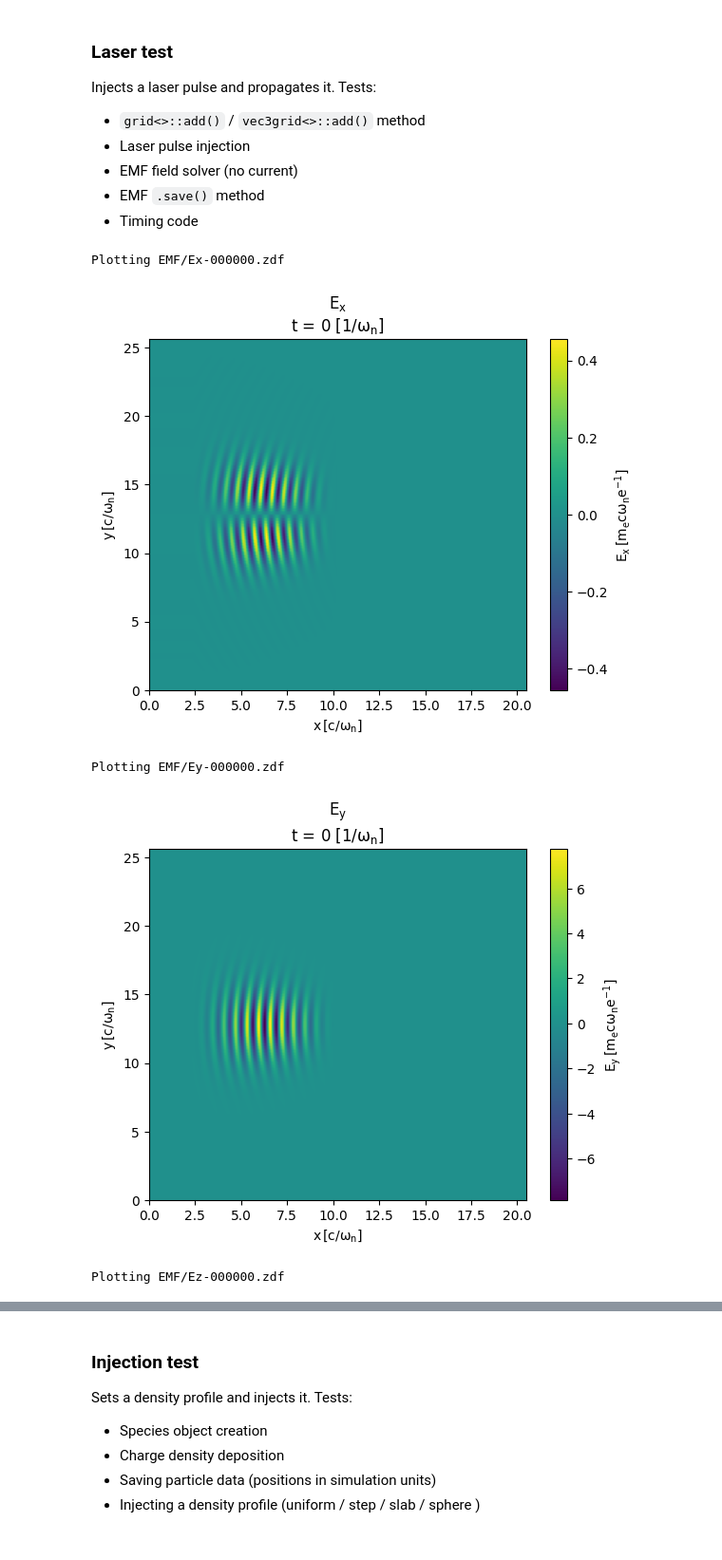
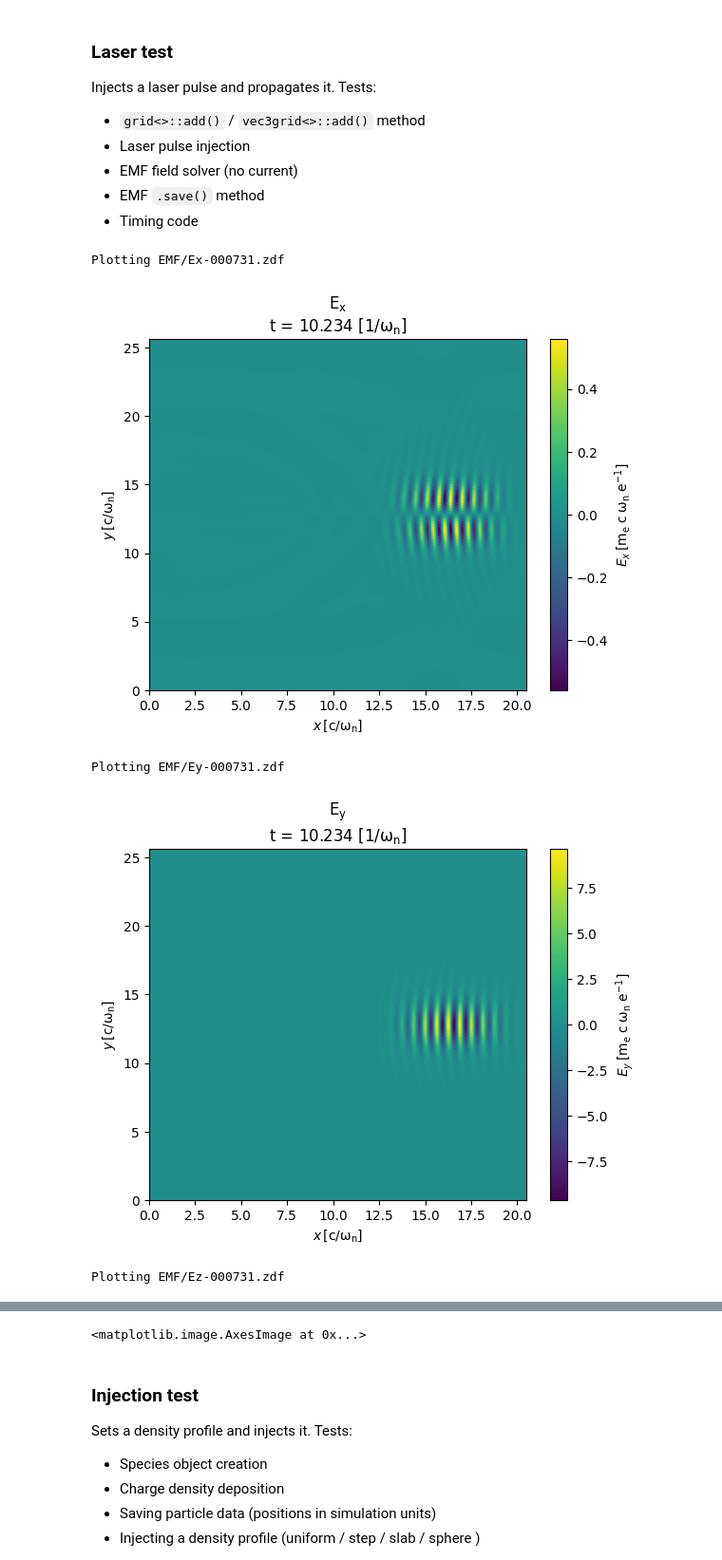
Before and after one commit to ricardo-fonseca/zpic-parallel, a Jupyter notebook: cuda-mpi/em2d/Debug.ipynb, the cells around one changed output, grey strips where cells are left out. Shown at 95% size. Saved outputs shown, nothing was run; the diff lists cells and outputs as text; code cells hidden in the pictures.

```diff
--- a/cuda-mpi/em2d/Debug.ipynb
+++ b/cuda-mpi/em2d/Debug.ipynb
@@ -43,15 +56,15 @@ Injects a laser pulse and propagates it. Tests:
 # %%
 import visxd
 
-iter = 0
-# iter = 731
+# iter = 0
+iter = 731
 
 visxd.plot_data("EMF/Ex", iter )
 visxd.plot_data("EMF/Ey", iter )
 visxd.plot_data("EMF/Ez", iter )
 # %% [output]
-Plotting EMF/Ex-000000.zdf
+Plotting EMF/Ex-000731.zdf
-[figure, old version]
+[figure, new version]
-Plotting EMF/Ey-000000.zdf
+Plotting EMF/Ey-000731.zdf
-[figure, old version]
+[figure, new version]
-Plotting EMF/Ez-000000.zdf
+Plotting EMF/Ez-000731.zdf
@@ -59,3 +72,4 @@ Plotting EMF/Ez-000000.zdf
+<matplotlib.image.AxesImage at 0x...>
 # %% [markdown]
 ### Injection test
 
```
Also changed, not shown: parts of 13 cells of this notebook, 54 other files.
